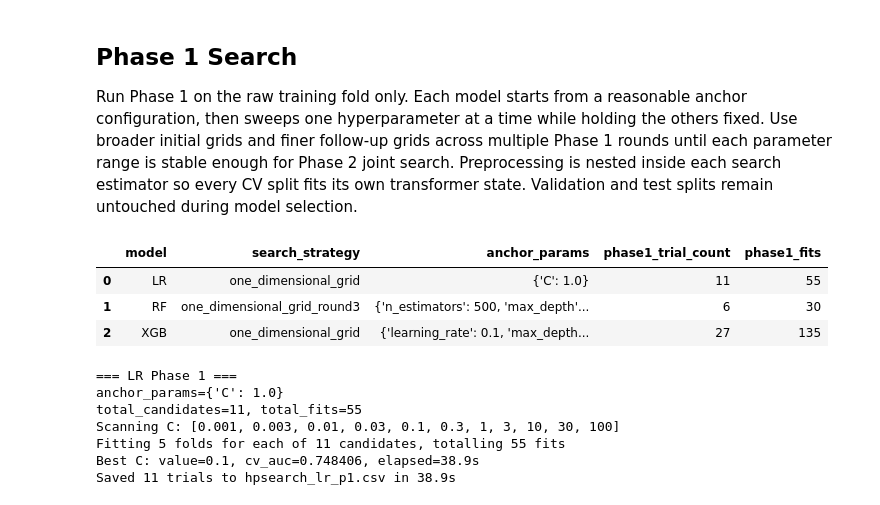
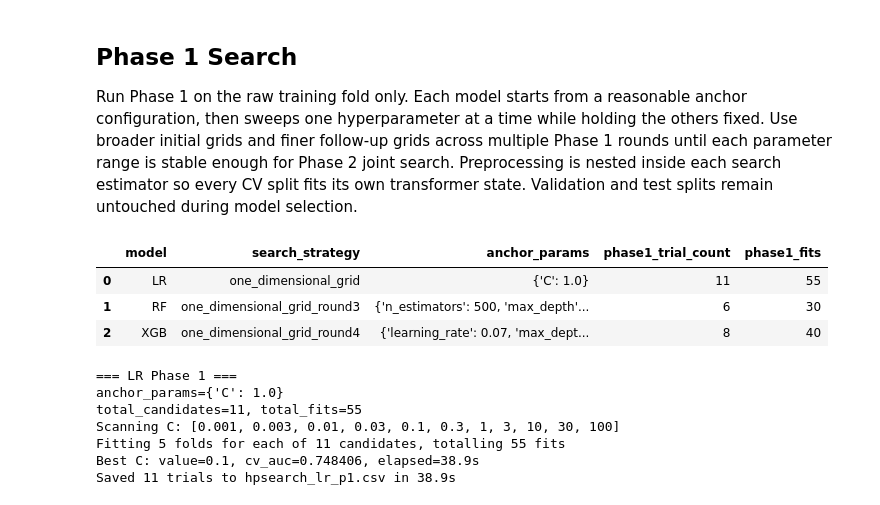
Before and after one commit to sdxshuai/CSC522-S26-proj-deadlock-match-forecast, a Jupyter notebook: notebooks/04_hyperparam_search.ipynb, the cells around one changed output. Saved outputs shown, nothing was run; the diff lists cells and outputs as text; code cells hidden in the pictures.

```diff
--- a/notebooks/04_hyperparam_search.ipynb
+++ b/notebooks/04_hyperparam_search.ipynb
@@ -122,7 +122,7 @@ Run Phase 1 on the raw training fold only. Each model starts from a reasonable a
 phase1_csv_paths = {
     'LR': results_dir / 'hpsearch_lr_p1.csv',
     'RF': results_dir / 'hpsearch_rf_p1_round3.csv',
-    'XGB': results_dir / 'hpsearch_xgb_p1.csv',
+    'XGB': results_dir / 'hpsearch_xgb_p1_round4.csv',
 }
 
 lr_p1_anchor = {'C': 1.0}
@@ -152,19 +152,27 @@ rf_p1_sweeps = {
     'max_features': [0.04, 0.06, 0.08, 0.1, 0.12, 'sqrt'],
 }
 
+# Round 4 anchor moves to the current best round-3 settings and keeps only the two unresolved dimensions active.
 xgb_p1_anchor = {
-    'learning_rate': 0.1,
-    'max_depth': 6,
-    'n_estimators': 300,
-    'subsample': 0.9,
-    'colsample_bytree': 1.0,
+    'learning_rate': 0.07,
+    'max_depth': 5,
+    'n_estimators': 400,
+    'subsample': 0.8,
+    'colsample_bytree': 0.7,
+}
+xgb_p1_confirmed_space = {
+    # Depth stayed in a stable shallow region across rounds 2 and 3; carry this compact band forward.
+    'max_depth': [4, 5, 6],
+    # Row subsampling remained centered near 0.8 with only tiny differences around it.
+    'subsample': [0.7, 0.8, 0.9],
+    # Column subsampling stayed stable around 0.7 after refinement.
+    'colsample_bytree': [0.6, 0.7, 0.8],
 }
 xgb_p1_sweeps = {
-    'learning_rate': [0.01, 0.03, 0.05, 0.1, 0.2, 0.3],
-    'max_depth': [3, 4, 5, 6, 8, 10],
-    'n_estimators': [100, 200, 300, 500, 700],
-    'subsample': [0.6, 0.7, 0.8, 0.9, 1.0],
-    'colsample_bytree': [0.5, 0.7, 0.8, 0.9, 1.0],
+    # Round 3 best at 0.07 on the lower boundary; shift downward but keep one upper reference point.
+    'learning_rate': [0.04, 0.05, 0.07, 0.09],
+    # Round 3 best at 400 on the lower boundary; rescan a lower tree-count band while retaining 500 as a reference.
+    'n_estimators': [250, 300, 400, 500],
 }
 
 phase1_anchor_params = {
@@ -283,35 +291,35 @@ def best_trial_per_sweep(results_df):
 
 phase1_space_summary = pd.DataFrame([
     {
         'model': 'LR',
         'search_strategy': 'one_dimensional_grid',
         'anchor_params': str(lr_p1_anchor),
         'phase1_trial_count': estimate_sweep_trial_count(lr_p1_sweeps),
         'phase1_fits': estimate_sweep_trial_count(lr_p1_sweeps) * cv.get_n_splits(),
     },
     {
         'model': 'RF',
         'search_strategy': 'one_dimensional_grid_round3',
         'anchor_params': str(rf_p1_anchor),
         'phase1_trial_count': estimate_sweep_trial_count(rf_p1_sweeps),
         'phase1_fits': estimate_sweep_trial_count(rf_p1_sweeps) * cv.get_n_splits(),
     },
     {
         'model': 'XGB',
-        'search_strategy': 'one_dimensional_grid',
+        'search_strategy': 'one_dimensional_grid_round4',
         'anchor_params': str(xgb_p1_anchor),
         'phase1_trial_count': estimate_sweep_trial_count(xgb_p1_sweeps),
         'phase1_fits': estimate_sweep_trial_count(xgb_p1_sweeps) * cv.get_n_splits(),
     },
 ])
 
 
 display(phase1_space_summary)
 # %% [output]
 |  | model | search_strategy | anchor_params | phase1_trial_count | phase1_fits |
 | 0 | LR | one_dimensional_grid | {'C': 1.0} | 11 | 55 |
 | 1 | RF | one_dimensional_grid_round3 | {'n_estimators': 500, 'max_depth'... | 6 | 30 |
-| 2 | XGB | one_dimensional_grid | {'learning_rate': 0.1, 'max_depth... | 27 | 135 |
+| 2 | XGB | one_dimensional_grid_round4 | {'learning_rate': 0.07, 'max_dept... | 8 | 40 |
 # %%
 lr_p1_results = run_or_load_phase1_sweeps(
     'LR',
```
Also changed, not shown: parts of 7 cells of this notebook, 6 other files.
